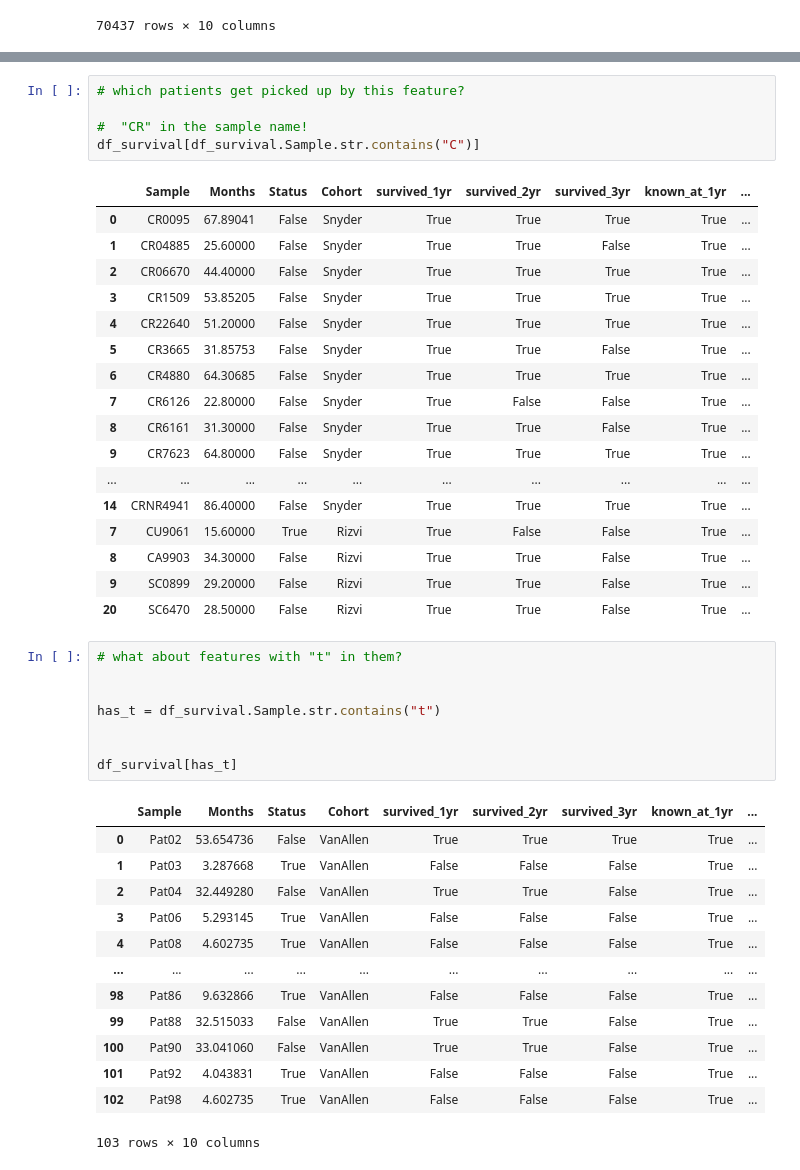
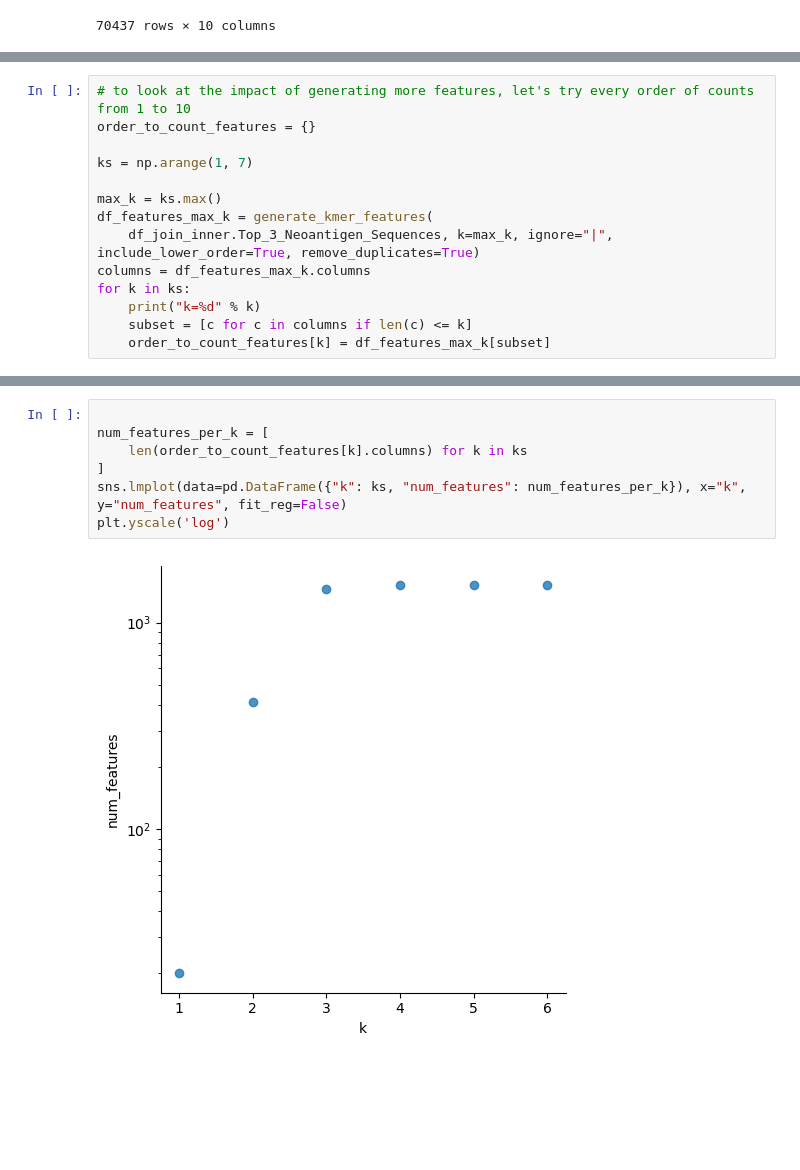
Before and after one commit to iskandr/bcb731, a Jupyter notebook: notebooks/3 - p-values vs accuracy.ipynb, the cells around one changed output, grey strips where cells are left out. Cells and saved outputs as stored; diff of their text form; blank space fills up the shorter version.

```diff
--- a/notebooks/3 - p-values vs accuracy.ipynb
+++ b/notebooks/3 - p-values vs accuracy.ipynb
@@ -290,0 +489,14 @@ dtype: float64
+# %%
+# to look at the impact of generating more features, let's try every order of counts from 1 to 10
+order_to_count_features = {}
+
+ks = np.arange(1, 7)
+
+max_k = ks.max()
+df_features_max_k = generate_kmer_features(
+    df_join_inner.Top_3_Neoantigen_Sequences, k=max_k, ignore="|", include_lower_order=True, remove_duplicates=True)
+columns = df_features_max_k.columns
+for k in ks:
+    print("k=%d" % k)
+    subset = [c for c in columns if len(c) <= k]
+    order_to_count_features[k] = df_features_max_k[subset]
@@ -291,45 +536,9 @@ dtype: float64
 # %%
-# which patients get picked up by this feature?
 
-#  "CR" in the sample name!
-df_survival[df_survival.Sample.str.contains("C")]
+num_features_per_k = [
+    len(order_to_count_features[k].columns) for k in ks
+]
+sns.lmplot(data=pd.DataFrame({"k": ks, "num_features": num_features_per_k}), x="k", y="num_features", fit_reg=False)
+plt.yscale('log')
 # %% [output]
-|  | Sample | Months | Status | Cohort | survived_1yr | survived_2yr | survived_3yr | known_at_1yr | ... |
-| 0 | CR0095 | 67.89041 | False | Snyder | True | True | True | True | ... |
-| 1 | CR04885 | 25.60000 | False | Snyder | True | True | False | True | ... |
-| 2 | CR06670 | 44.40000 | False | Snyder | True | True | True | True | ... |
-| 3 | CR1509 | 53.85205 | False | Snyder | True | True | True | True | ... |
-| 4 | CR22640 | 51.20000 | False | Snyder | True | True | True | True | ... |
-| 5 | CR3665 | 31.85753 | False | Snyder | True | True | False | True | ... |
-| 6 | CR4880 | 64.30685 | False | Snyder | True | True | True | True | ... |
-| 7 | CR6126 | 22.80000 | False | Snyder | True | False | False | True | ... |
-| 8 | CR6161 | 31.30000 | False | Snyder | True | True | False | True | ... |
-| 9 | CR7623 | 64.80000 | False | Snyder | True | True | True | True | ... |
-| ... | ... | ... | ... | ... | ... | ... | ... | ... | ... |
-| 14 | CRNR4941 | 86.40000 | False | Snyder | True | True | True | True | ... |
-| 7 | CU9061 | 15.60000 | True | Rizvi | True | False | False | True | ... |
-| 8 | CA9903 | 34.30000 | False | Rizvi | True | True | False | True | ... |
-| 9 | SC0899 | 29.20000 | False | Rizvi | True | True | False | True | ... |
-| 20 | SC6470 | 28.50000 | False | Rizvi | True | True | False | True | ... |
+[figure, added]
-# %%
-# what about features with "t" in them?
-
-
-has_t = df_survival.Sample.str.contains("t")
-
-
-df_survival[has_t]
-# %% [output]
-|  | Sample | Months | Status | Cohort | survived_1yr | survived_2yr | survived_3yr | known_at_1yr | ... |
-| 0 | Pat02 | 53.654736 | False | VanAllen | True | True | True | True | ... |
-| 1 | Pat03 | 3.287668 | True | VanAllen | False | False | False | True | ... |
-| 2 | Pat04 | 32.449280 | False | VanAllen | True | True | False | True | ... |
-| 3 | Pat06 | 5.293145 | True | VanAllen | False | False | False | True | ... |
-| 4 | Pat08 | 4.602735 | True | VanAllen | False | False | False | True | ... |
-| ... | ... | ... | ... | ... | ... | ... | ... | ... | ... |
-| 98 | Pat86 | 9.632866 | True | VanAllen | False | False | False | True | ... |
-| 99 | Pat88 | 32.515033 | False | VanAllen | True | True | False | True | ... |
-| 100 | Pat90 | 33.041060 | False | VanAllen | True | True | False | True | ... |
-| 101 | Pat92 | 4.043831 | True | VanAllen | False | False | False | True | ... |
-| 102 | Pat98 | 4.602735 | True | VanAllen | False | False | False | True | ... |
-103 rows × 10 columns
```
Also changed, not shown: parts of 46 cells of this notebook.
